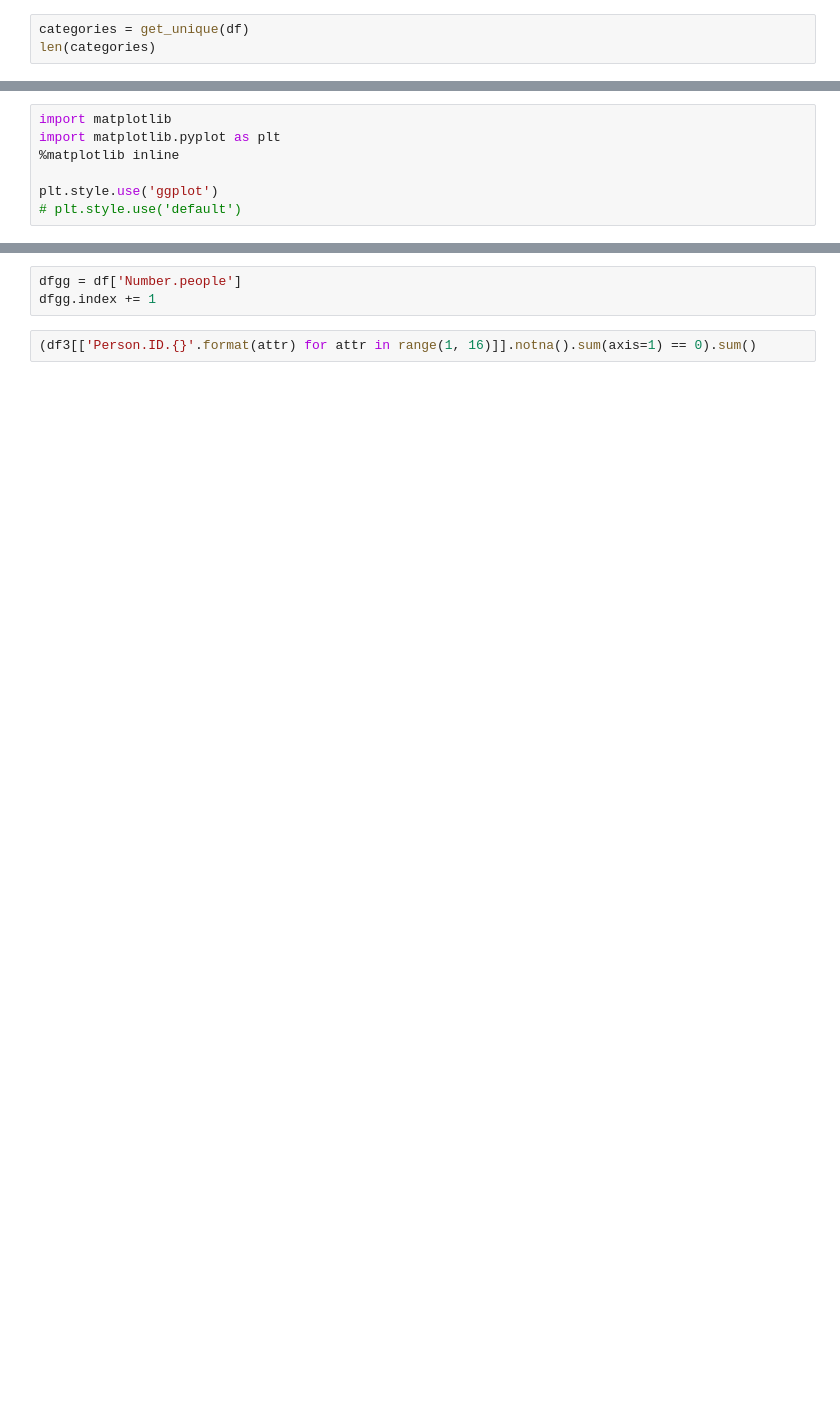
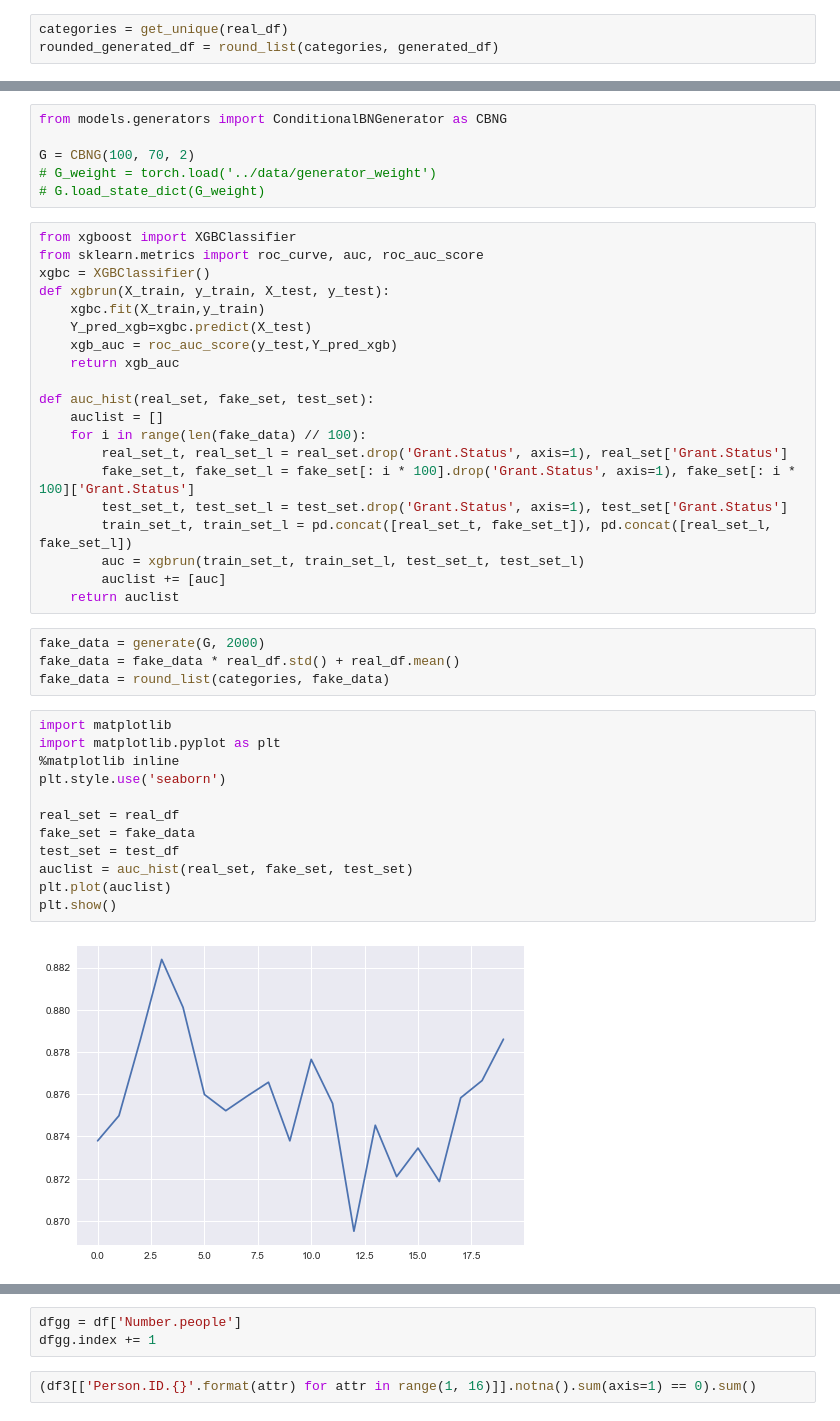
Before and after one commit to gompu123/2018HCIntern, a Jupyter notebook: GAN/milestone.grant/code/Notepad.ipynb, the cells around one changed output, grey strips where cells are left out. Cells and saved outputs as stored; diff of their text form; blank space fills up the shorter version.

```diff
--- a/GAN/milestone.grant/code/Notepad.ipynb
+++ b/GAN/milestone.grant/code/Notepad.ipynb
@@ -22,3 +51,3 @@ def round_list(categories, df):
 # %%
-categories = get_unique(df)
-len(categories)
+categories = get_unique(real_df)
+rounded_generated_df = round_list(categories, generated_df)
@@ -70,10 +79,47 @@ df == df2
+# %%
+from models.generators import ConditionalBNGenerator as CBNG
+
+G = CBNG(100, 70, 2)
+# G_weight = torch.load('../data/generator_weight')
+# G.load_state_dict(G_weight)
+# %%
+from xgboost import XGBClassifier
+from sklearn.metrics import roc_curve, auc, roc_auc_score
+xgbc = XGBClassifier()
+def xgbrun(X_train, y_train, X_test, y_test):
+    xgbc.fit(X_train,y_train)
+    Y_pred_xgb=xgbc.predict(X_test)
+    xgb_auc = roc_auc_score(y_test,Y_pred_xgb)
+    return xgb_auc
+
+def auc_hist(real_set, fake_set, test_set):
+    auclist = []
+    for i in range(len(fake_data) // 100):
+        real_set_t, real_set_l = real_set.drop('Grant.Status', axis=1), real_set['Grant.Status']
+        fake_set_t, fake_set_l = fake_set[: i * 100].drop('Grant.Status', axis=1), fake_set[: i * 100]['Grant.Status']
+        test_set_t, test_set_l = test_set.drop('Grant.Status', axis=1), test_set['Grant.Status']
+        train_set_t, train_set_l = pd.concat([real_set_t, fake_set_t]), pd.concat([real_set_l, fake_set_l])
+        auc = xgbrun(train_set_t, train_set_l, test_set_t, test_set_l)
+        auclist += [auc]
+    return auclist
+# %%
+fake_data = generate(G, 2000)
+fake_data = fake_data * real_df.std() + real_df.mean()
+fake_data = round_list(categories, fake_data)
 # %%
 import matplotlib
 import matplotlib.pyplot as plt
 %matplotlib inline
+plt.style.use('seaborn')
 
-plt.style.use('ggplot')
-# plt.style.use('default')
+real_set = real_df
+fake_set = fake_data
+test_set = test_df
+auclist = auc_hist(real_set, fake_set, test_set)
+plt.plot(auclist)
+plt.show()
+# %% [output]
+[figure, added]
 # %%
 plt.hist(dfgg, align='left', rwidth=0.5, bins=range(0, 16))
 plt.xlabel("# of people in team")
```
Also changed, not shown: parts of 64 cells of this notebook, 4 other files.
